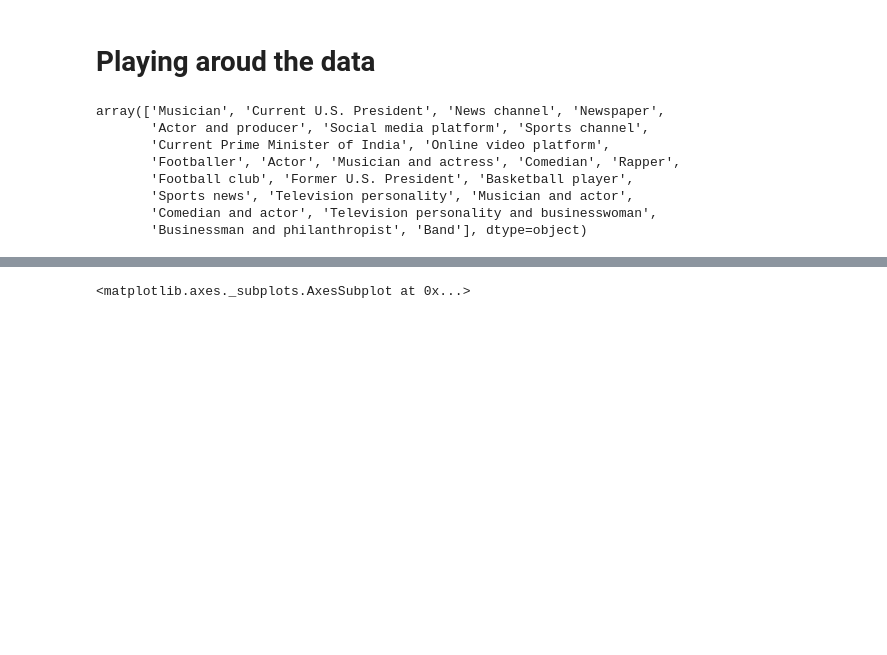
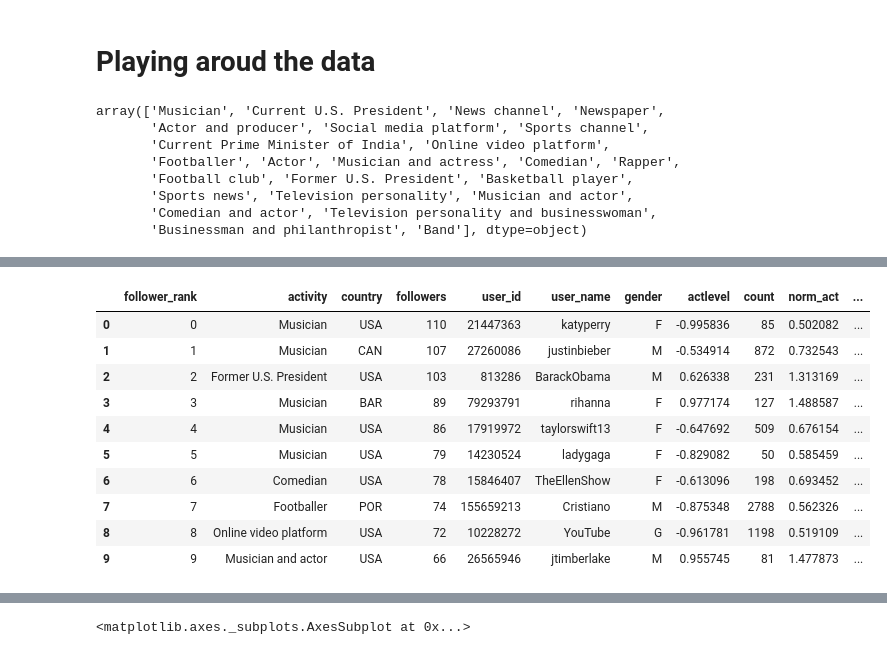
Before and after one commit to jee1213/twitter_sentiment, a Jupyter notebook: twitter_NLP_insult_GloVe_RNN.ipynb, the cells around one changed output, grey strips where cells are left out. Drawn from its saved outputs; the diff is of its cells as text; code cells hidden in the pictures; blank space fills up the shorter version.

```diff
--- a/twitter_NLP_insult_GloVe_RNN.ipynb
+++ b/twitter_NLP_insult_GloVe_RNN.ipynb
@@ -1047,0 +1074,18 @@ ii) the active_level which is (# reply / number of tweets in the past) (some giv
+# %%
+# create a categorical controversy data
+user_info.loc[user_info['controversy']<=20,'controversy_cat'] = 'low' #4
+user_info.loc[(user_info['controversy']<=60) & (user_info['controversy']>20),'controversy_cat'] = 'med' #11
+user_info.loc[user_info['controversy']>60,'controversy_cat'] = 'high' #34
+user_info.head(10)
+# %% [output]
+|  | follower_rank | activity | country | followers | user_id | user_name | gender | actlevel | count | norm_act | ... |
+| 0 | 0 | Musician | USA | 110 | 21447363 | katyperry | F | -0.995836 | 85 | 0.502082 | ... |
+| 1 | 1 | Musician | CAN | 107 | 27260086 | justinbieber | M | -0.534914 | 872 | 0.732543 | ... |
+| 2 | 2 | Former U.S. President | USA | 103 | 813286 | BarackObama | M | 0.626338 | 231 | 1.313169 | ... |
+| 3 | 3 | Musician | BAR | 89 | 79293791 | rihanna | F | 0.977174 | 127 | 1.488587 | ... |
+| 4 | 4 | Musician | USA | 86 | 17919972 | taylorswift13 | F | -0.647692 | 509 | 0.676154 | ... |
+| 5 | 5 | Musician | USA | 79 | 14230524 | ladygaga | F | -0.829082 | 50 | 0.585459 | ... |
+| 6 | 6 | Comedian | USA | 78 | 15846407 | TheEllenShow | F | -0.613096 | 198 | 0.693452 | ... |
+| 7 | 7 | Footballer | POR | 74 | 155659213 | Cristiano | M | -0.875348 | 2788 | 0.562326 | ... |
+| 8 | 8 | Online video platform | USA | 72 | 10228272 | YouTube | G | -0.961781 | 1198 | 0.519109 | ... |
+| 9 | 9 | Musician and actor | USA | 66 | 26565946 | jtimberlake | M | 0.955745 | 81 | 1.477873 | ... |
```
Also changed, not shown: parts of 19 cells of this notebook.
